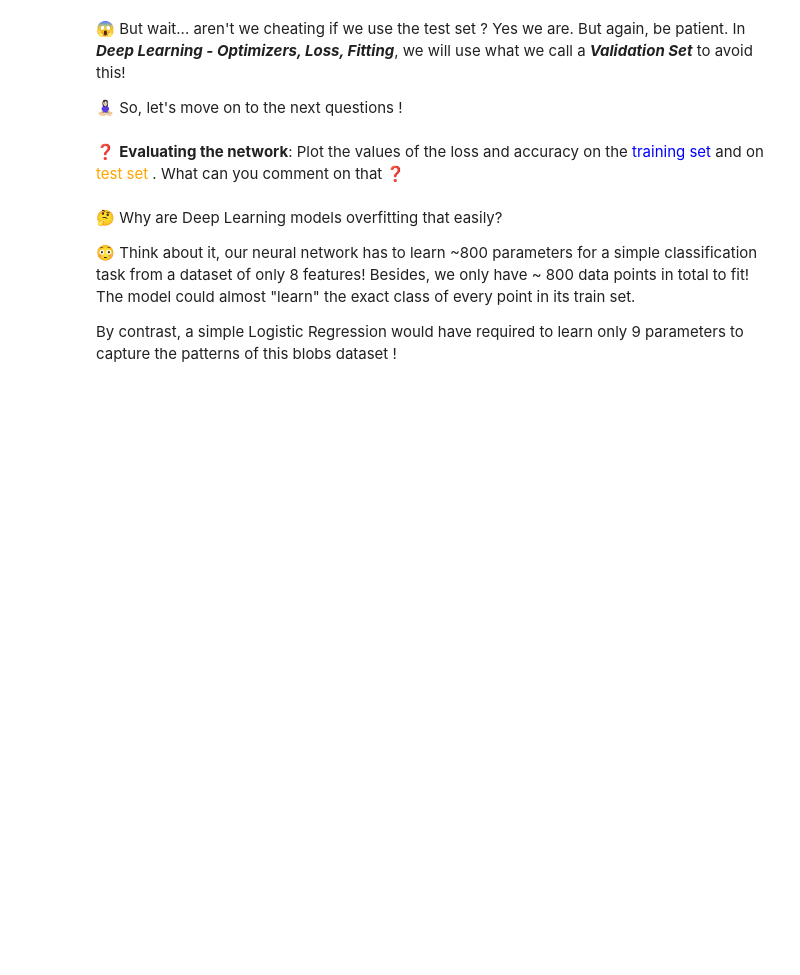
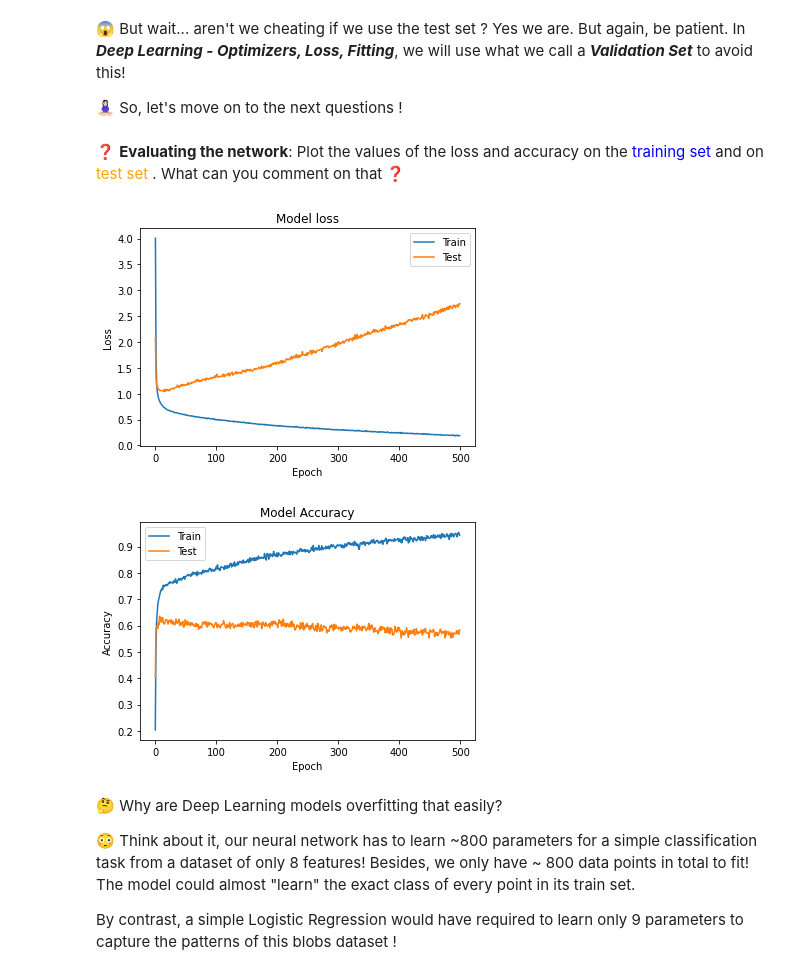
Before and after one commit to HumbertMonnot/data-challenges, a Jupyter notebook: 06-Deep-Learning/01-Fundamentals-of-Deep-Learning/03-Multiclass-classification/multiclass_classification.ipynb, the cells around one changed output. Drawn from its saved outputs; the diff is of its cells as text; code cells hidden in the pictures; blank space fills up the shorter version.

```diff
--- a/06-Deep-Learning/01-Fundamentals-of-Deep-Learning/03-Multiclass-classification/multiclass_classification.ipynb
+++ b/06-Deep-Learning/01-Fundamentals-of-Deep-Learning/03-Multiclass-classification/multiclass_classification.ipynb
@@ -378,3 +376,8 @@ def plot_loss_accuracy(history):
+# %%
+plot_loss_accuracy(history)
+# %% [output]
+[figure, added]
+[figure, added]
 # %% [markdown]
 🤔 Why are Deep Learning models overfitting that easily?
 
```
Also changed, not shown: parts of 1 cell of this notebook.
